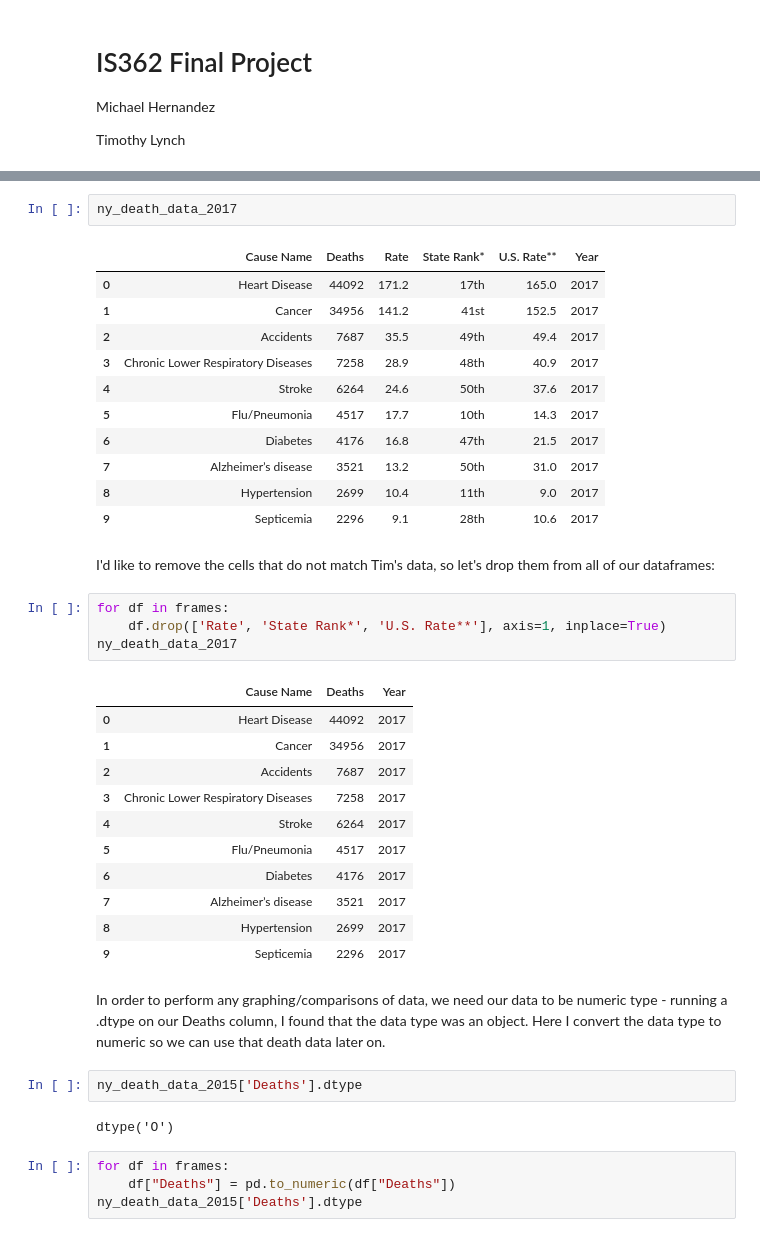
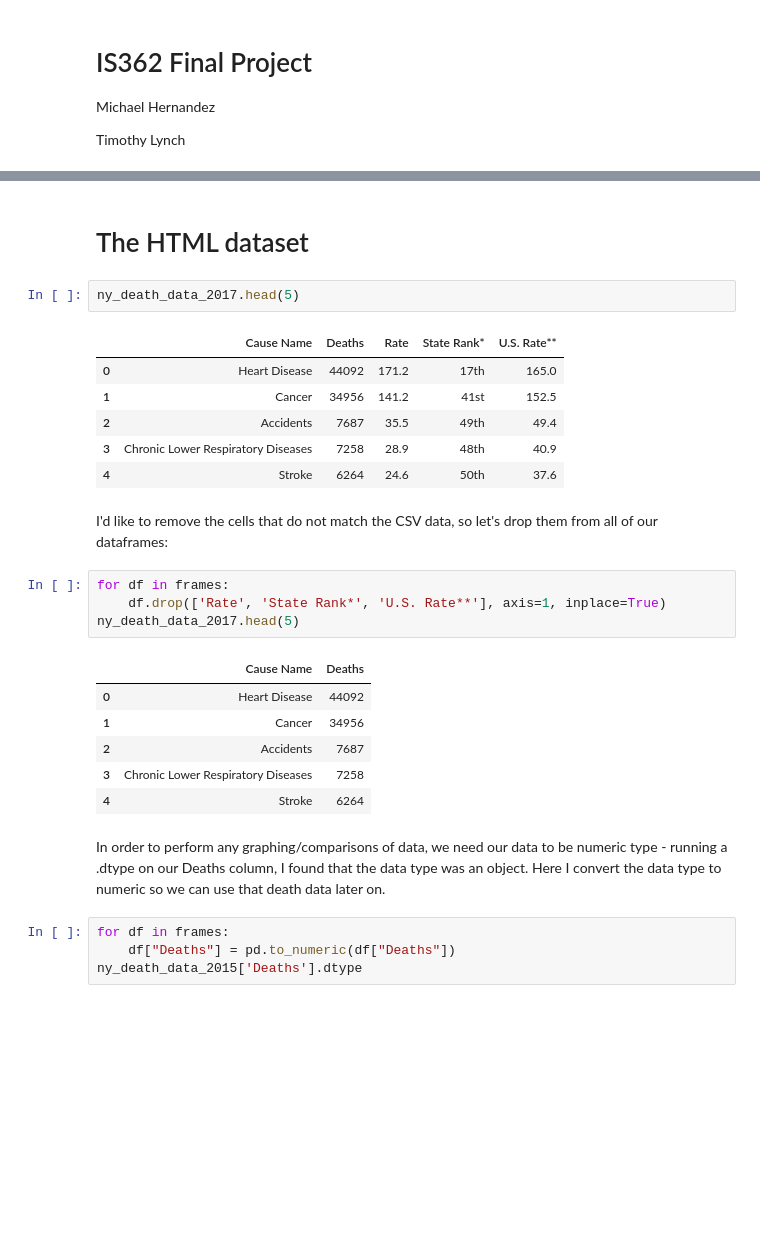
Before and after one commit to mhernandezit/is362_final_project, a Jupyter notebook: Final_Notebook.ipynb, the cells around one changed output, grey strips where cells are left out. Drawn from its saved outputs; the diff is of its cells as text; blank space fills up the shorter version.

```diff
--- a/Final_Notebook.ipynb
+++ b/Final_Notebook.ipynb
@@ -46,41 +82,29 @@ The dataframes are in, let's look at the format of one of them:
+# %% [markdown]
+# The HTML dataset
 # %%
-ny_death_data_2017
+ny_death_data_2017.head(5)
 # %% [output]
-|  | Cause Name | Deaths | Rate | State Rank* | U.S. Rate** | Year |
-| 0 | Heart Disease | 44092 | 171.2 | 17th | 165.0 | 2017 |
-| 1 | Cancer | 34956 | 141.2 | 41st | 152.5 | 2017 |
-| 2 | Accidents | 7687 | 35.5 | 49th | 49.4 | 2017 |
-| 3 | Chronic Lower Respiratory Diseases | 7258 | 28.9 | 48th | 40.9 | 2017 |
-| 4 | Stroke | 6264 | 24.6 | 50th | 37.6 | 2017 |
-| 5 | Flu/Pneumonia | 4517 | 17.7 | 10th | 14.3 | 2017 |
-| 6 | Diabetes | 4176 | 16.8 | 47th | 21.5 | 2017 |
-| 7 | Alzheimer’s disease | 3521 | 13.2 | 50th | 31.0 | 2017 |
-| 8 | Hypertension | 2699 | 10.4 | 11th | 9.0 | 2017 |
-| 9 | Septicemia | 2296 | 9.1 | 28th | 10.6 | 2017 |
+|  | Cause Name | Deaths | Rate | State Rank* | U.S. Rate** |
+| 0 | Heart Disease | 44092 | 171.2 | 17th | 165.0 |
+| 1 | Cancer | 34956 | 141.2 | 41st | 152.5 |
+| 2 | Accidents | 7687 | 35.5 | 49th | 49.4 |
+| 3 | Chronic Lower Respiratory Diseases | 7258 | 28.9 | 48th | 40.9 |
+| 4 | Stroke | 6264 | 24.6 | 50th | 37.6 |
 # %% [markdown]
-I'd like to remove the cells that do not match Tim's data, so let's drop them from all of our dataframes:
+I'd like to remove the cells that do not match the CSV data, so let's drop them from all of our dataframes:
 # %%
 for df in frames:
     df.drop(['Rate', 'State Rank*', 'U.S. Rate**'], axis=1, inplace=True)
-ny_death_data_2017
+ny_death_data_2017.head(5)
 # %% [output]
-|  | Cause Name | Deaths | Year |
-| 0 | Heart Disease | 44092 | 2017 |
-| 1 | Cancer | 34956 | 2017 |
-| 2 | Accidents | 7687 | 2017 |
-| 3 | Chronic Lower Respiratory Diseases | 7258 | 2017 |
-| 4 | Stroke | 6264 | 2017 |
-| 5 | Flu/Pneumonia | 4517 | 2017 |
-| 6 | Diabetes | 4176 | 2017 |
-| 7 | Alzheimer’s disease | 3521 | 2017 |
-| 8 | Hypertension | 2699 | 2017 |
-| 9 | Septicemia | 2296 | 2017 |
+|  | Cause Name | Deaths |
+| 0 | Heart Disease | 44092 |
+| 1 | Cancer | 34956 |
+| 2 | Accidents | 7687 |
+| 3 | Chronic Lower Respiratory Diseases | 7258 |
+| 4 | Stroke | 6264 |
 # %% [markdown]
 In order to perform any graphing/comparisons of data, we need our data to be numeric type - running a .dtype on our Deaths column, I found that the data type was an object.  Here I convert the data type to numeric so we can use that death data later on.
-# %%
-ny_death_data_2015['Deaths'].dtype
-# %% [output]
-dtype('O')
 # %%
 for df in frames:
     df["Deaths"] = pd.to_numeric(df["Deaths"])
```
Also changed, not shown: parts of 12 cells of this notebook.
